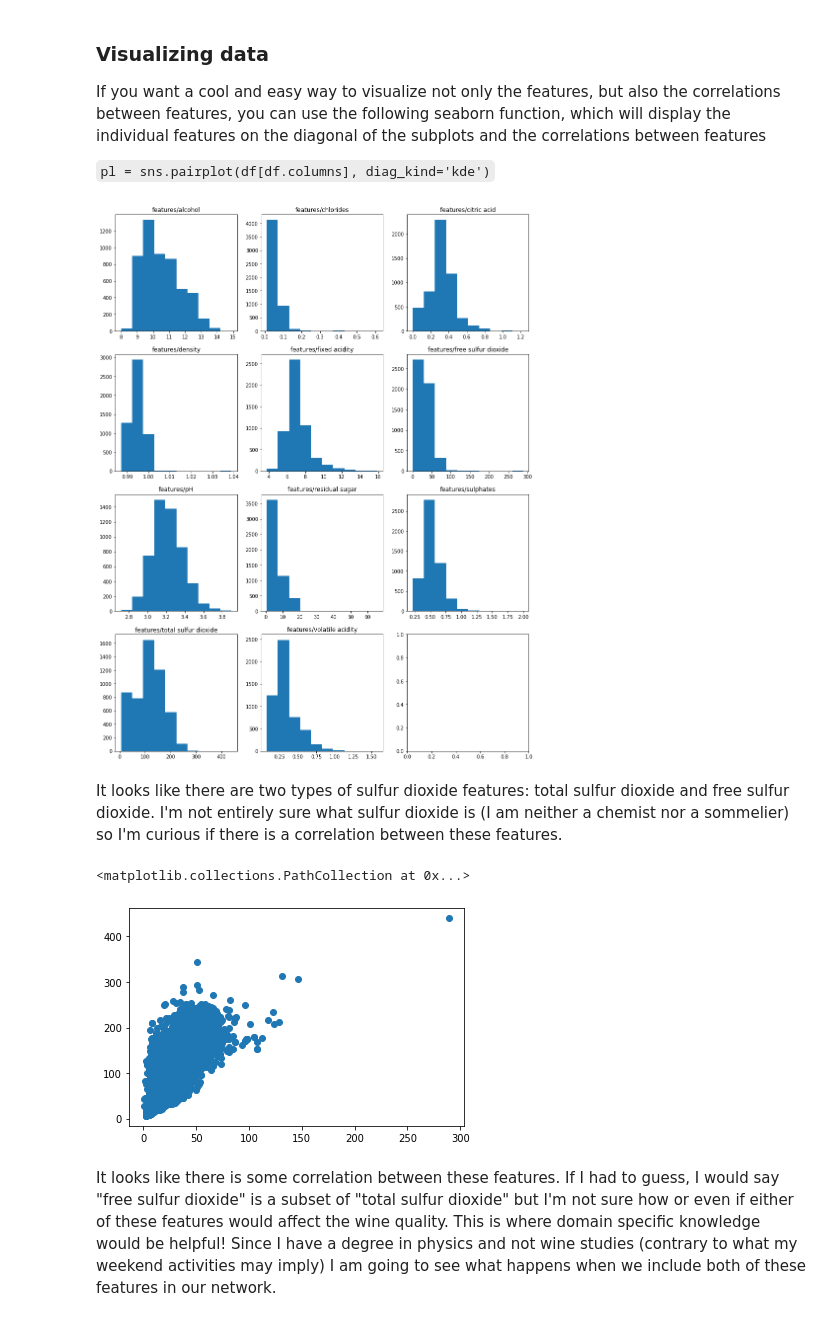
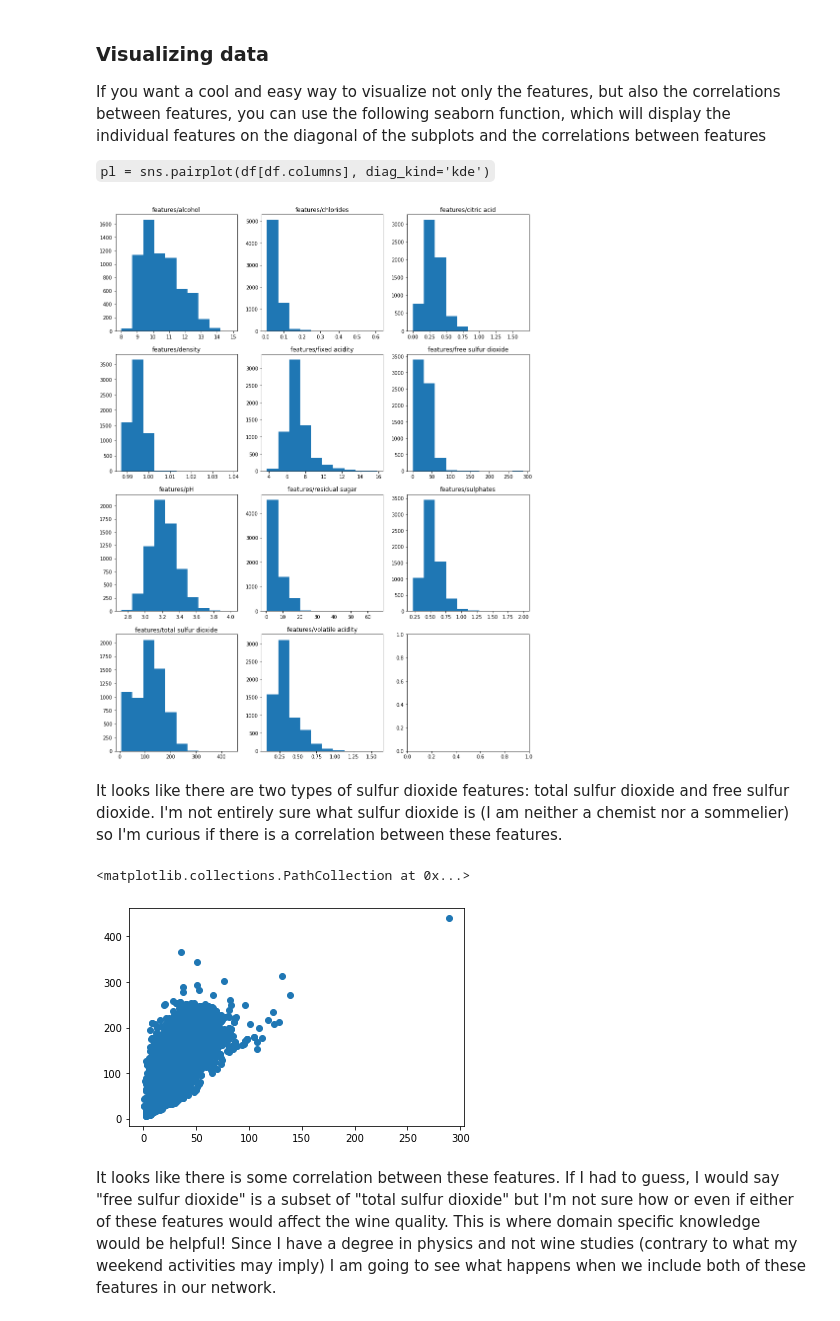
Before and after one commit to aga01935/PHSX815_Week11, a Jupyter notebook: python/KerasHomework.ipynb, the cells around one changed output. Cells and saved outputs as stored; diff of their text form; code cells hidden in the pictures.

```diff
--- a/python/KerasHomework.ipynb
+++ b/python/KerasHomework.ipynb
@@ -74,10 +74,10 @@ enc = OneHotEncoder(sparse=False)
 labels = enc.fit_transform(labels.to_numpy().reshape(-1,1))
 
 #make our test data
-df, df_test, labels, df_testLabels = train_test_split(df,labels,test_size=0.2)
+df_train, df_test, labels_train, df_testLabels = train_test_split(df,labels,test_size=0.1)
 
 #look at the first 5 entries
-df.head()
+df_train.head()
 # %% [output]
 array([5, 6, 4, 8, 7, 3, 9])
 |  | features/alcohol | features/chlorides | features/citric acid | features/density | features/fixed acidity | ... |
@@ -116,29 +116,29 @@ If you want a cool and easy way to visualize not only the features, but also the
 `pl = sns.pairplot(df[df.columns], diag_kind='kde')`
 # %%
 #visualizing our input features
-nFeatures = len(df.columns)
+nFeatures = len(df_train.columns)
 nCols = 3
 nRows = int(np.ceil(nFeatures/nCols))
-cols = df.columns
+cols = df_train.columns
 fig, axs = plt.subplots(nRows,nCols,figsize=(15,20))
 # for i, ax in enumerate(axs)
 col = 0
 for i in range(nRows):
     for j in range(nCols):
         if col >= nFeatures:
             break
         h = axs[i,j].hist(df[cols[col]])
         h = axs[i,j].set_title(cols[col])
         col += 1
 # %% [output]
-[figure, old version]
+[figure, new version]
 # %% [markdown]
 It looks like there are two types of sulfur dioxide features: total sulfur dioxide and free sulfur dioxide. I'm not entirely sure what sulfur dioxide is (I am neither a chemist nor a sommelier) so I'm curious if there is a correlation between these features.
 # %%
-plt.scatter(df['features/free sulfur dioxide'],df['features/total sulfur dioxide'])
+plt.scatter(df_train['features/free sulfur dioxide'],df_train['features/total sulfur dioxide'])
 # %% [output]
 <matplotlib.collections.PathCollection at 0x...>
-[figure, old version]
+[figure, new version]
 # %% [markdown]
 It looks like there is some correlation between these features. If I had to guess, I would say "free sulfur dioxide" is a subset of "total sulfur dioxide" but I'm not sure how or even if either of these features would affect the wine quality. This is where domain specific knowledge would be helpful! Since I have a degree in physics and not wine studies (contrary to what my weekend activities may imply) I am going to see what happens when we include both of these features in our network.
 # %% [markdown]
```
Also changed, not shown: parts of 8 cells of this notebook.
